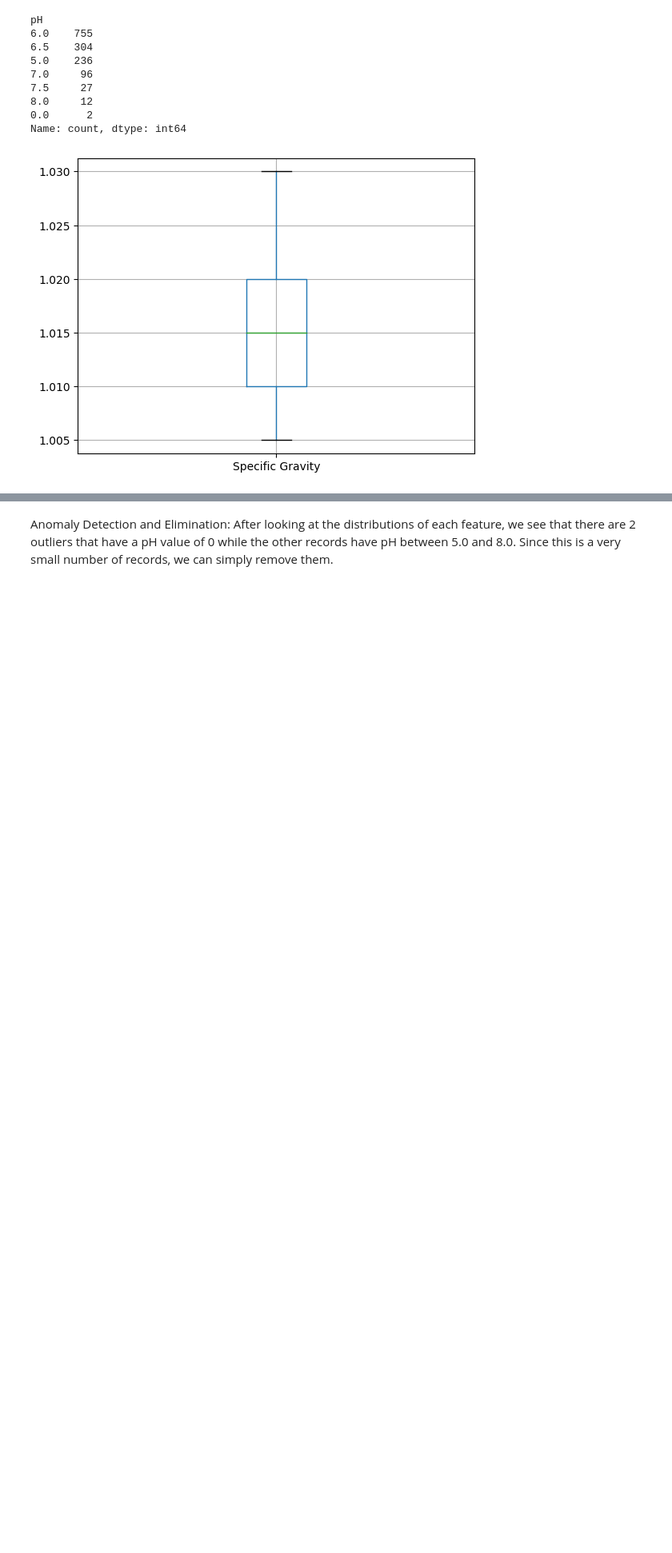
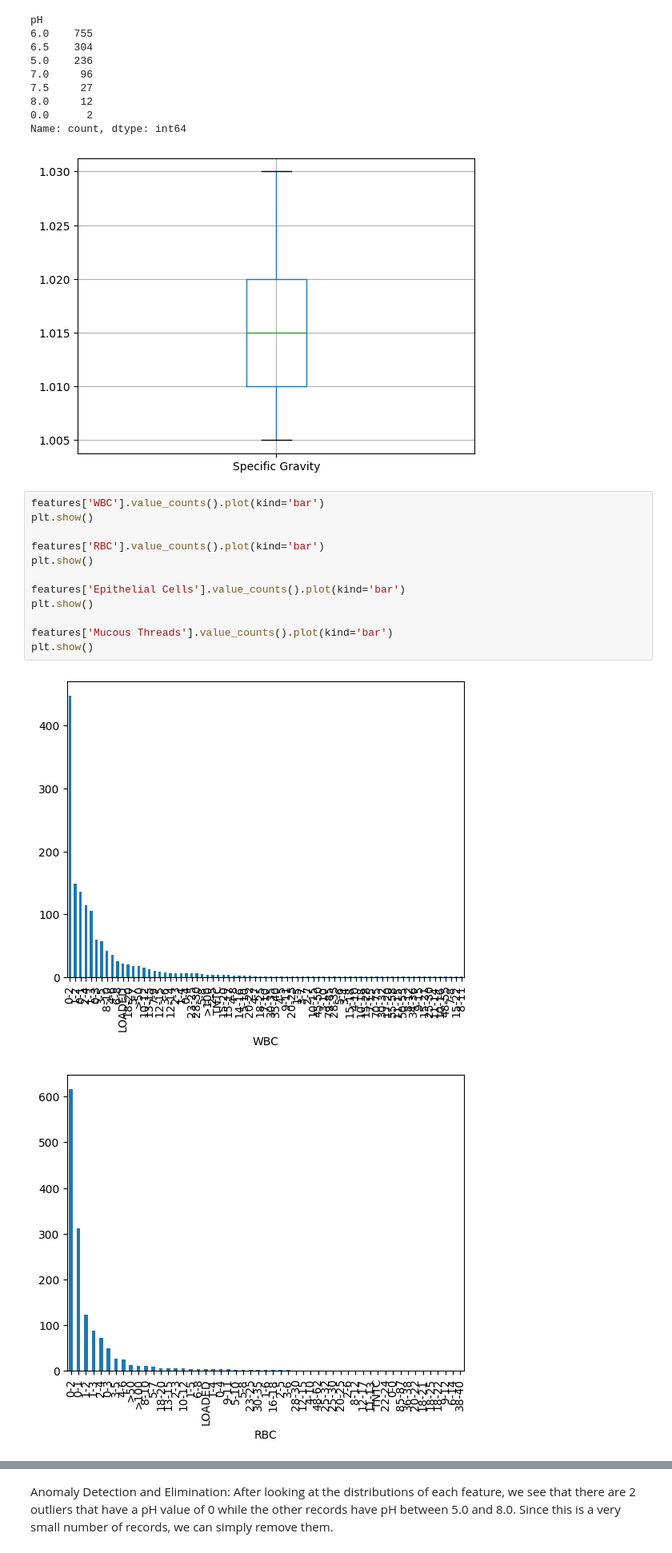
Before and after one commit to anikayamdagni/UTI-Predictor, a Jupyter notebook: Urinalysis.ipynb, the cells around one changed output, grey strips where cells are left out. Shown at 80% size. Cells and saved outputs as stored; diff of their text form; blank space fills up the shorter version.

```diff
--- a/Urinalysis.ipynb
+++ b/Urinalysis.ipynb
@@ -133,3 +133,18 @@ pH
 0.0      2
 Name: count, dtype: int64
 [figure]
+# %%
+features['WBC'].value_counts().plot(kind='bar')
+plt.show()
+
+features['RBC'].value_counts().plot(kind='bar')
+plt.show()
+
+features['Epithelial Cells'].value_counts().plot(kind='bar')
+plt.show()
+
+features['Mucous Threads'].value_counts().plot(kind='bar')
+plt.show()
+# %% [output]
+[figure, added]
+[figure, added]
```
Also changed, not shown: parts of 29 cells of this notebook.
